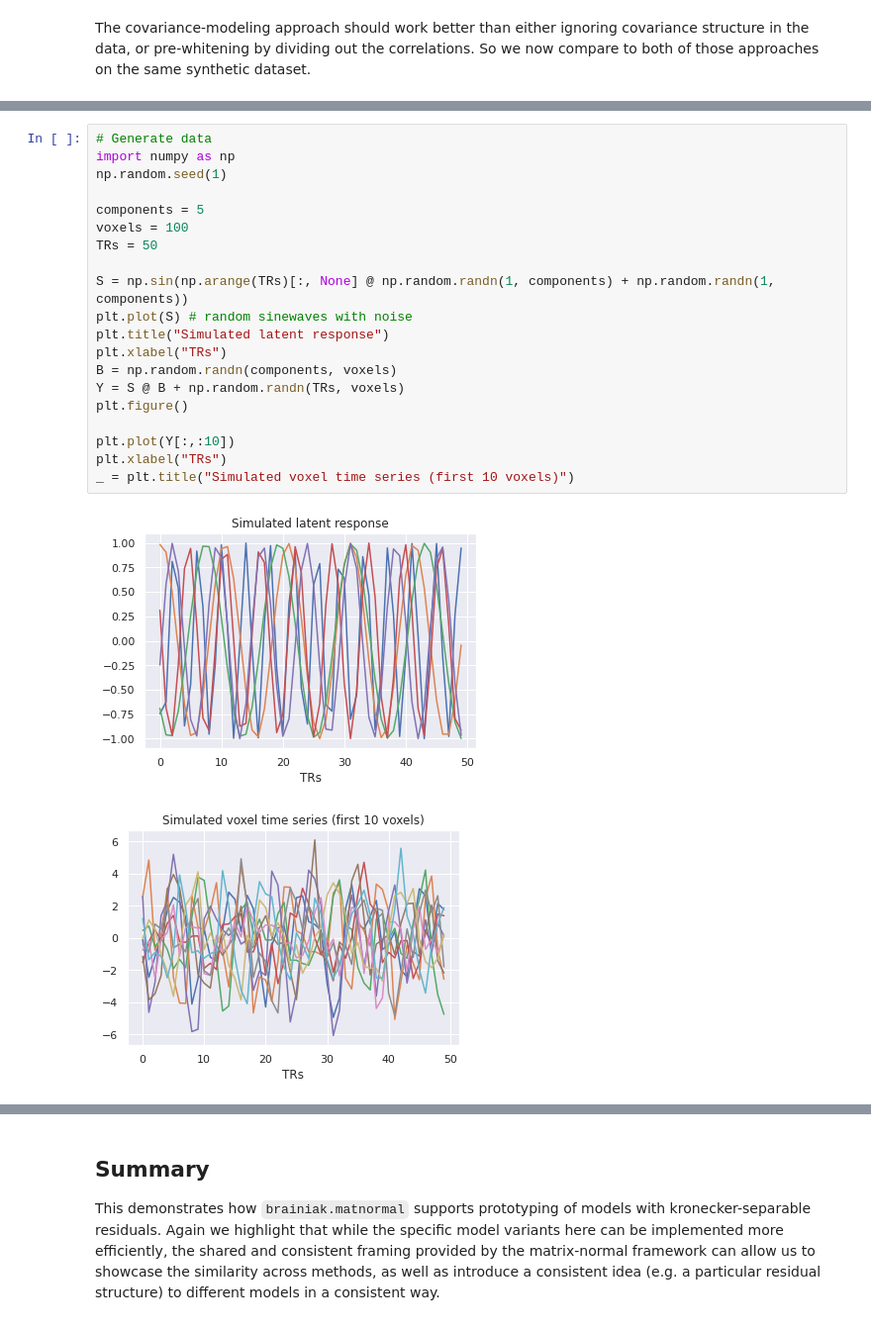
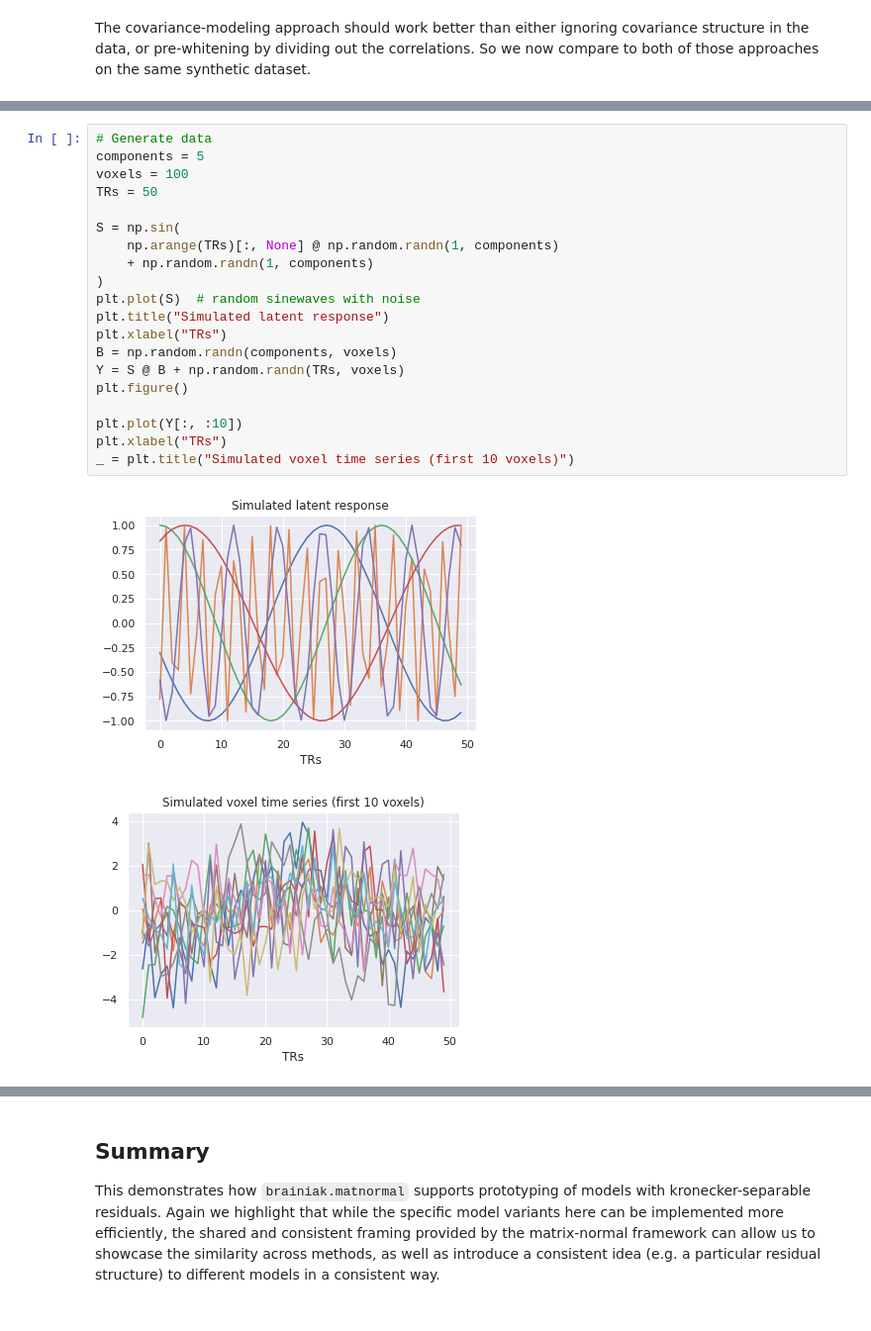
Before and after one commit to brainiak/brainiak-aperture, a Jupyter notebook: notebooks/matnormal/Matrix-normal model prototyping.ipynb, the cells around one changed output, grey strips where cells are left out. Shown at 99% size. Cells and saved outputs as stored; diff of their text form.

Commit message:
move imports, simplify mnrsa, revise mnfa

```diff
--- a/notebooks/matnormal/Matrix-normal model prototyping.ipynb
+++ b/notebooks/matnormal/Matrix-normal model prototyping.ipynb
@@ -352,23 +372,23 @@ In this model, we no longer know the design matrix, and the brain volume is now
 # %%
 # Generate data
-import numpy as np
-np.random.seed(1)
-
 components = 5
 voxels = 100
 TRs = 50
 
-S = np.sin(np.arange(TRs)[:, None] @ np.random.randn(1, components) + np.random.randn(1, components))
-plt.plot(S) # random sinewaves with noise
+S = np.sin(
+    np.arange(TRs)[:, None] @ np.random.randn(1, components)
+    + np.random.randn(1, components)
+)
+plt.plot(S)  # random sinewaves with noise
 plt.title("Simulated latent response")
 plt.xlabel("TRs")
 B = np.random.randn(components, voxels)
 Y = S @ B + np.random.randn(TRs, voxels)
 plt.figure()
 
-plt.plot(Y[:,:10])
+plt.plot(Y[:, :10])
 plt.xlabel("TRs")
 _ = plt.title("Simulated voxel time series (first 10 voxels)")
 # %% [output]
-[figure, old version]
+[figure, new version]
-[figure, old version]
+[figure, new version]
```
Also changed, not shown: parts of 21 cells of this notebook.
